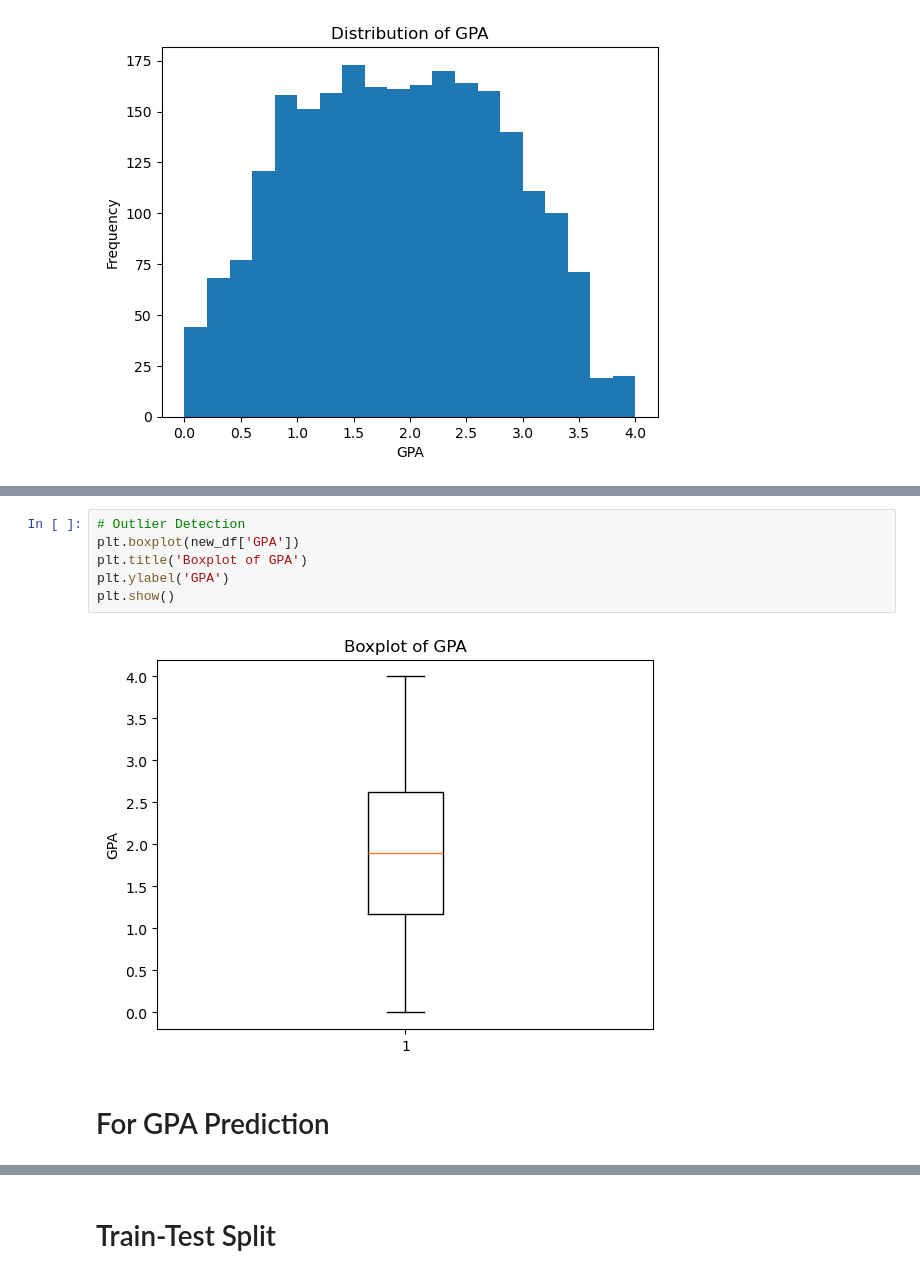
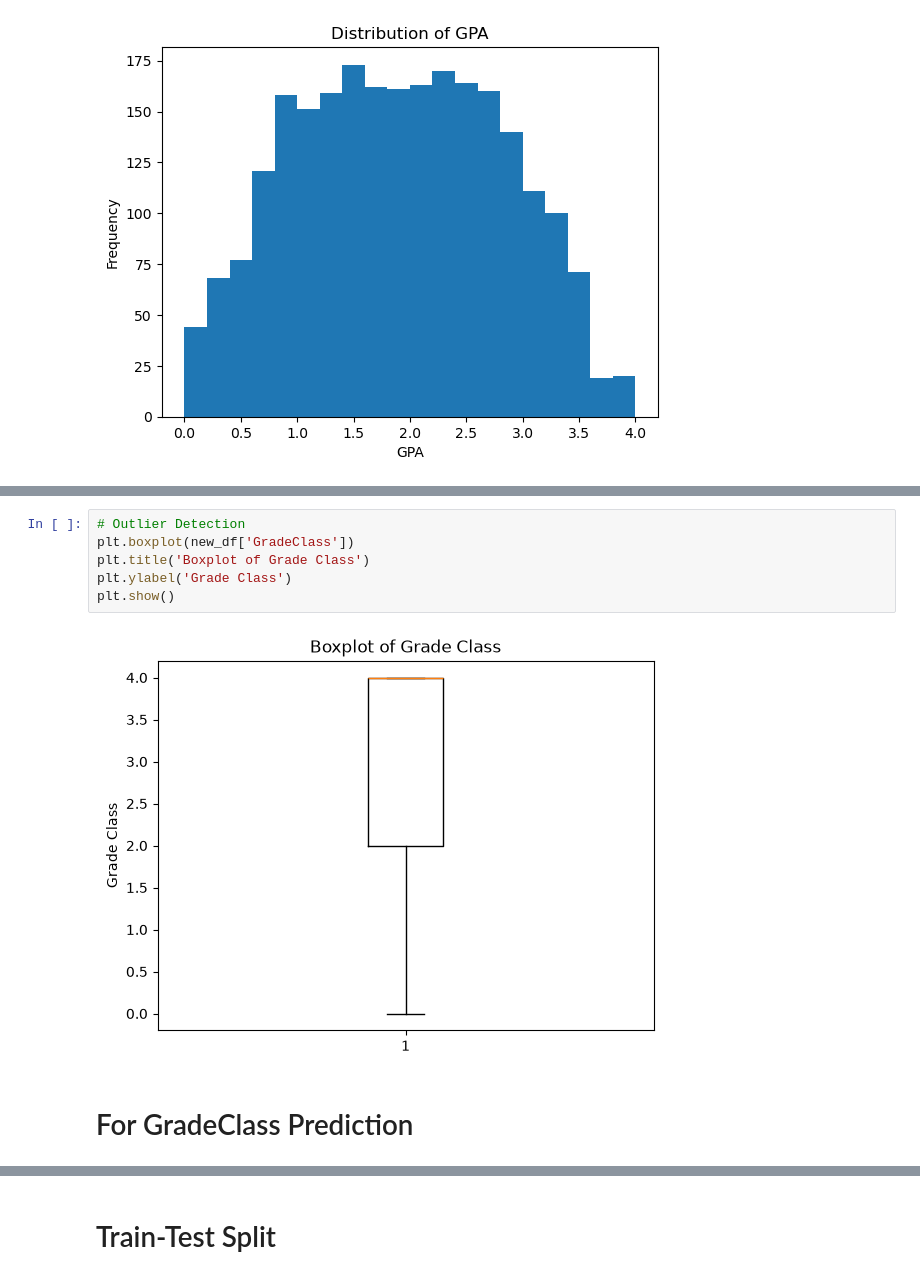
Before and after one commit to SahitSigdel/Student-Performance-Prediction, a Jupyter notebook: Notebook/GradeClass_Prediction.ipynb, the cells around one changed output, grey strips where cells are left out. Drawn from its saved outputs; the diff is of its cells as text.

```diff
--- a/Notebook/GradeClass_Prediction.ipynb
+++ b/Notebook/GradeClass_Prediction.ipynb
@@ -263,10 +259,10 @@ plt.show()
 # %%
 # Outlier Detection
-plt.boxplot(new_df['GPA'])
-plt.title('Boxplot of GPA')
-plt.ylabel('GPA')
+plt.boxplot(new_df['GradeClass'])
+plt.title('Boxplot of Grade Class')
+plt.ylabel('Grade Class')
 plt.show()
 # %% [output]
-[figure, old version]
+[figure, new version]
 # %% [markdown]
-# For GPA Prediction
+# For GradeClass Prediction
```
Also changed, not shown: parts of 38 cells of this notebook.
